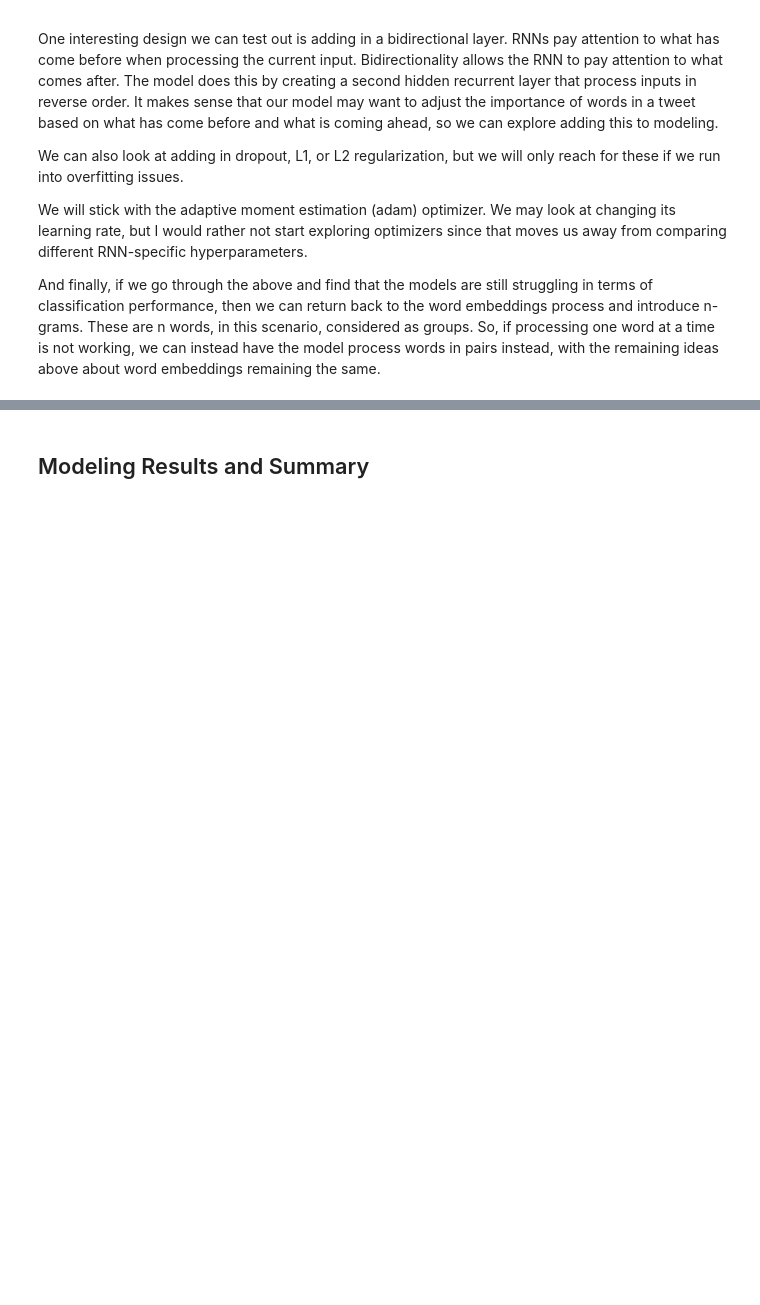
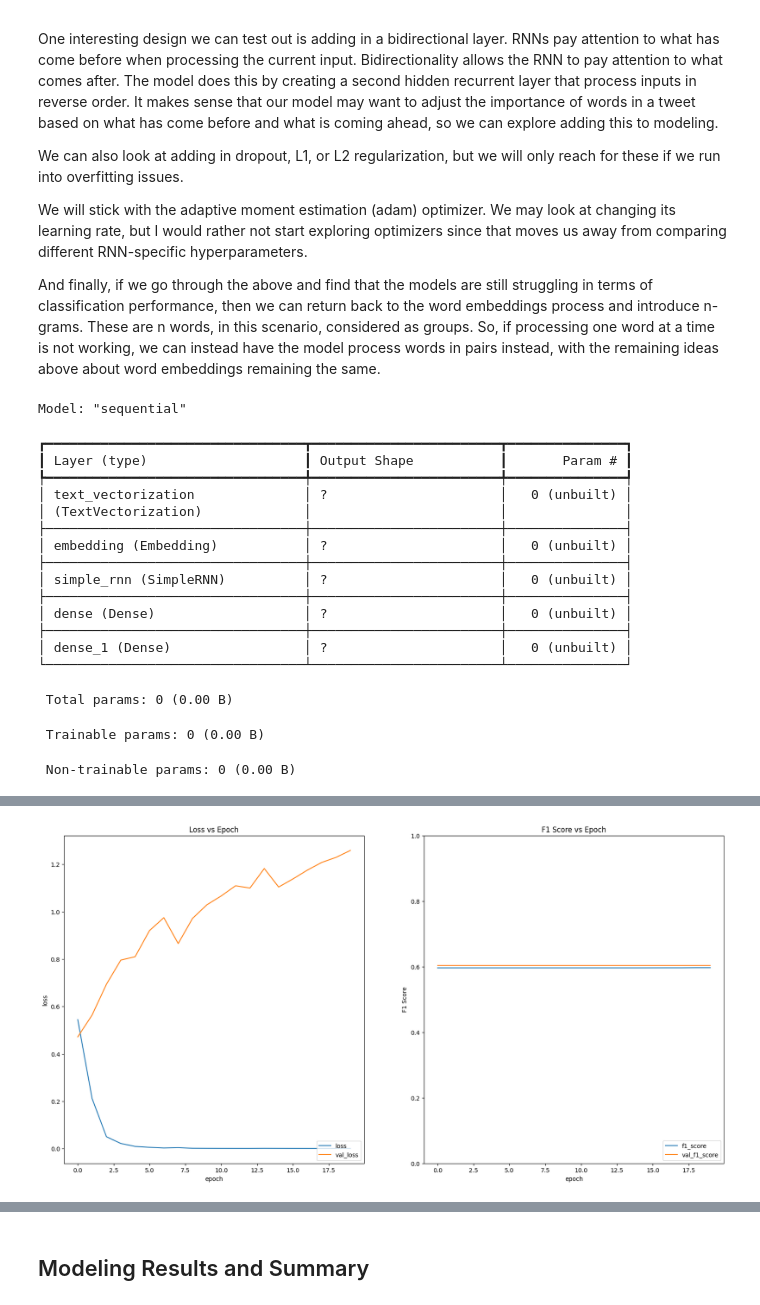
Before and after one commit to jhleakakos/msds-nlp-disaster-tweets, a Jupyter notebook: talk_about_a_disaster.ipynb, the cells around one changed output, grey strips where cells are left out. Saved outputs shown, nothing was run; the diff lists cells and outputs as text; code cells hidden in the pictures; blank space fills up the shorter version.

```diff
--- a/talk_about_a_disaster.ipynb
+++ b/talk_about_a_disaster.ipynb
@@ -625,3 +621,37 @@ index_vectorizer.adapt(x_train)
 # (dropout is for inputs to the recurrent layer and recurrent_dropout is for connections between recurrent connections)
 #
 # regularization -- layers.XXX(kernel_regularizer=tf.keras.regularizers.l2(0.01))
+# %%
+gimme_models(
+    'simplernn_01'
+    , models.Sequential([
+        index_vectorizer
+        , layers.Embedding(
+            input_dim=index_vectorizer.vocabulary_size() # Matches the size of the vocabulary
+            , output_dim=100 # Number of embedding features per word
+            , mask_zero=True # Flags that we padded tweets in TextVectorization() with 0s
+        )
+        , layers.SimpleRNN(64, activation='tanh')
+        , layers.Dense(64, activation='relu')
+        , layers.Dense(1, activation='sigmoid')
+    ])
+)
+# %% [output]
+Model: "sequential"
+┏━━━━━━━━━━━━━━━━━━━━━━━━━━━━━━━━━┳━━━━━━━━━━━━━━━━━━━━━━━━┳━━━━━━━━━━━━━━━┓
+┃ Layer (type)                    ┃ Output Shape           ┃       Param # ┃
+┡━━━━━━━━━━━━━━━━━━━━━━━━━━━━━━━━━╇━━━━━━━━━━━━━━━━━━━━━━━━╇━━━━━━━━━━━━━━━┩
+│ text_vectorization              │ ?                      │   0 (unbuilt) │
+│ (TextVectorization)             │                        │               │
+├─────────────────────────────────┼────────────────────────┼───────────────┤
+│ embedding (Embedding)           │ ?                      │   0 (unbuilt) │
+├─────────────────────────────────┼────────────────────────┼───────────────┤
+│ simple_rnn (SimpleRNN)          │ ?                      │   0 (unbuilt) │
+├─────────────────────────────────┼────────────────────────┼───────────────┤
+│ dense (Dense)                   │ ?                      │   0 (unbuilt) │
+├─────────────────────────────────┼────────────────────────┼───────────────┤
+│ dense_1 (Dense)                 │ ?                      │   0 (unbuilt) │
+└─────────────────────────────────┴────────────────────────┴───────────────┘
+ Total params: 0 (0.00 B)
+ Trainable params: 0 (0.00 B)
+ Non-trainable params: 0 (0.00 B)
@@ -627,0 +675 @@ index_vectorizer.adapt(x_train)
+[figure, added]
```
Also changed, not shown: parts of 10 cells of this notebook.
